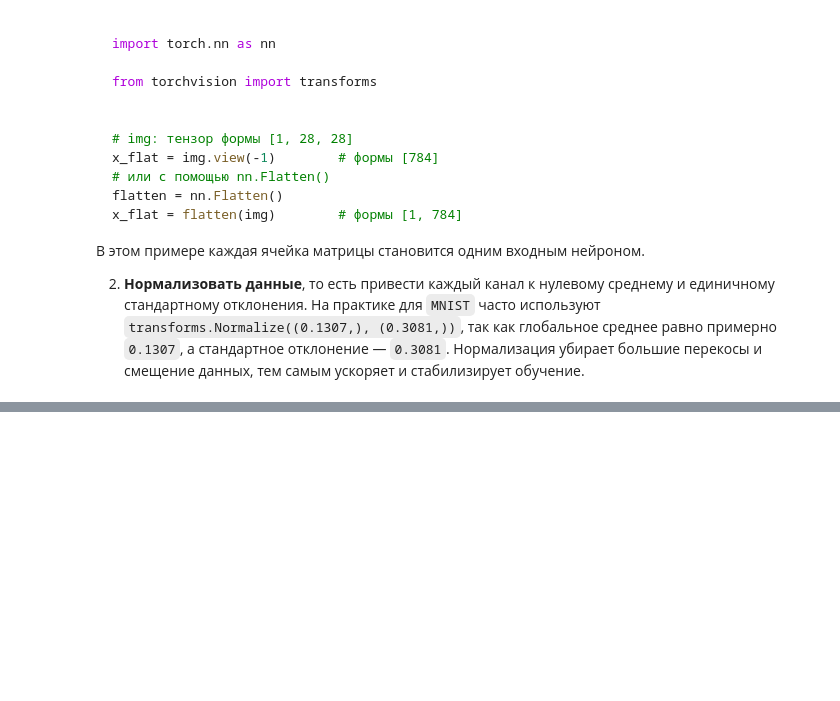
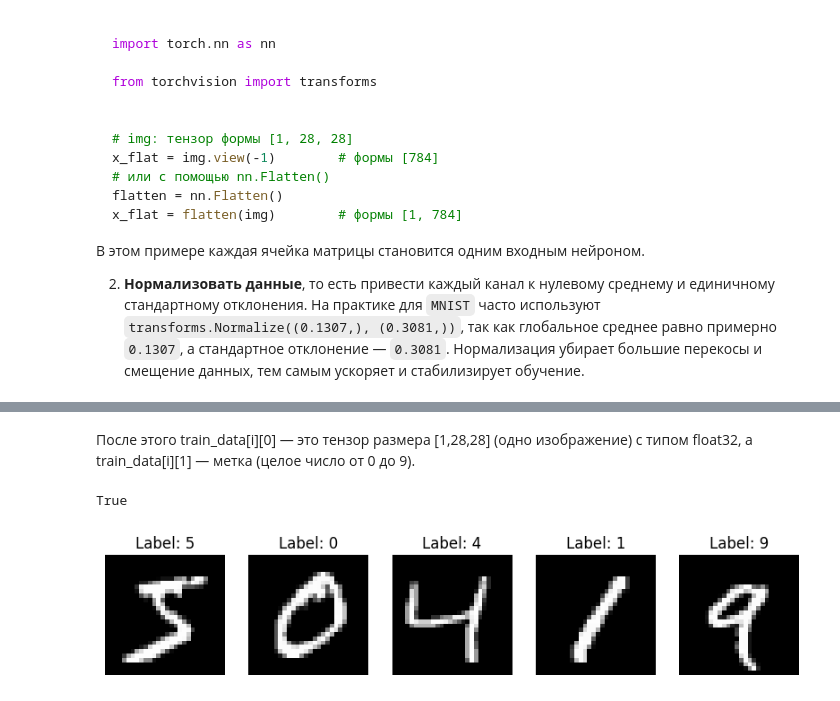
Before and after one commit to Ollldman/ml_dl_experiments, a Jupyter notebook: ml_dl_experiments/dl/dl_modules/2_second_theme_PyTorch/3. MNIST.ipynb, the cells around one changed output, grey strips where cells are left out. Cells and saved outputs as stored; diff of their text form; code cells hidden in the pictures; blank space fills up the shorter version.

```diff
--- a/dl/dl_modules/2. second_theme_PyTorch/3. MNIST.ipynb
+++ b/ml_dl_experiments/dl/dl_modules/2_second_theme_PyTorch/3. MNIST.ipynb
@@ -88,0 +129,41 @@ x_flat = flatten(img)        # формы [1, 784]
+# %% [markdown]
+После этого train_data\[i\]\[0\] — это тензор размера \[1,28,28\] (одно изображение) с типом float32, а train_data\[i\]\[1\] — метка (целое число от 0 до 9).
+# %%
+import torch
+print(torch.cuda.is_available())
+# %% [output]
+True
+# %%
+import matplotlib.pyplot as plt
+from torchvision.transforms import v2
+from torchvision.datasets import MNIST
+
+from ml_dl_experiments.settings import settings
+
+path_to_load: str = settings.SOURCE_PATH + "/ml_dl/second_theme_data/"
+transform = v2.Compose([
+    v2.ToTensor(),
+    v2.Normalize(mean=[0.1307], std=[0.3081])
+])
+
+
+train_data = MNIST(root=path_to_load,
+                    train=True,
+                    download=True,
+                    transform=transform)
+test_data  = MNIST(root=path_to_load,
+                    train=False,
+                    download=True,
+                    transform=transform)
+
+
+# Блок кода, отвечающий за визуализацию, его редактировать не надо.
+fig, axes = plt.subplots(1, 5, figsize=(10,2))
+for i, ax in enumerate(axes):
+    img, label = train_data[i]
+    ax.imshow(img.squeeze(), cmap='gray')
+    ax.set_title(f"Label: {label}")
+    ax.axis('off')
+plt.show()
+# %% [output]
+[figure, added]
```
Also changed, not shown: parts of 2 cells of this notebook, 42 other files.
